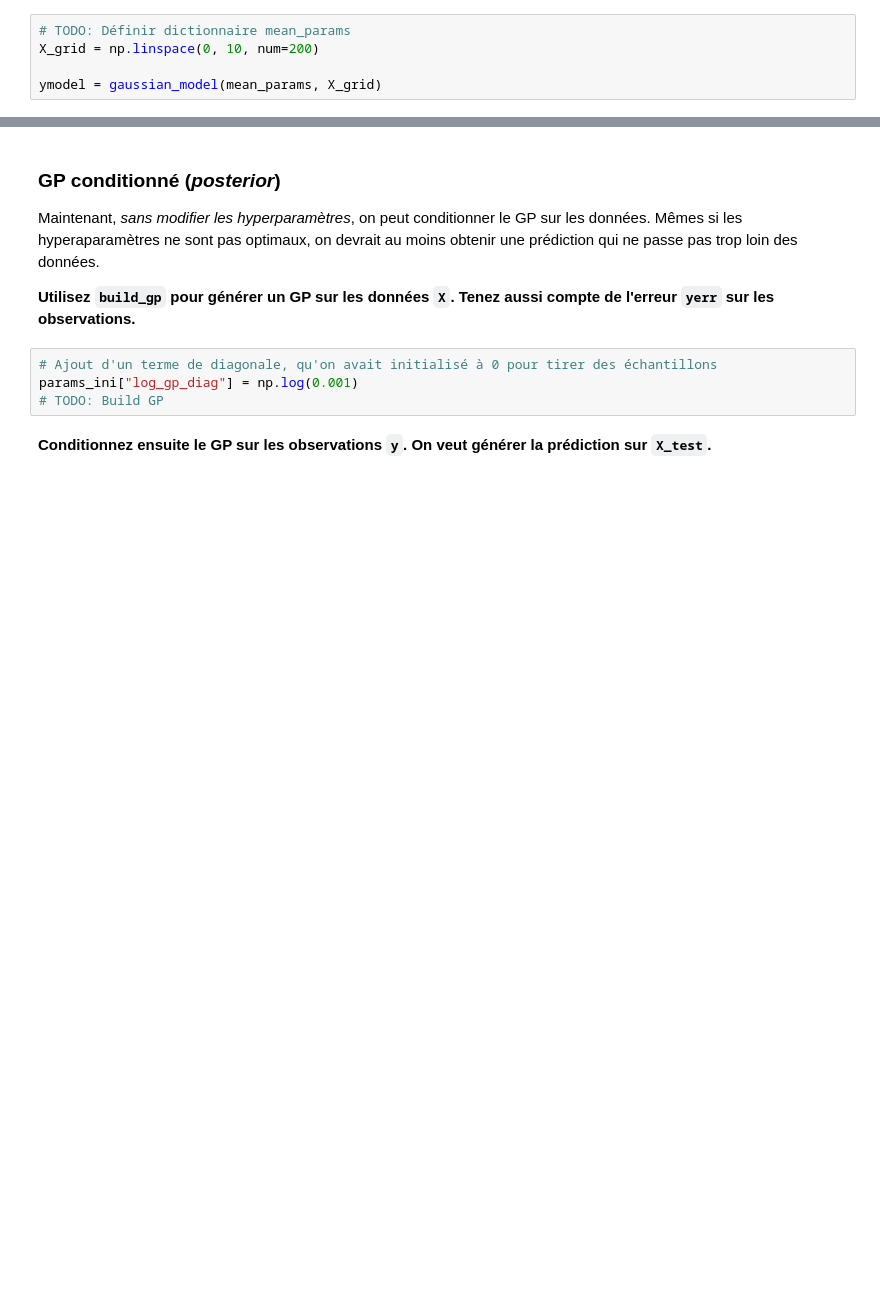
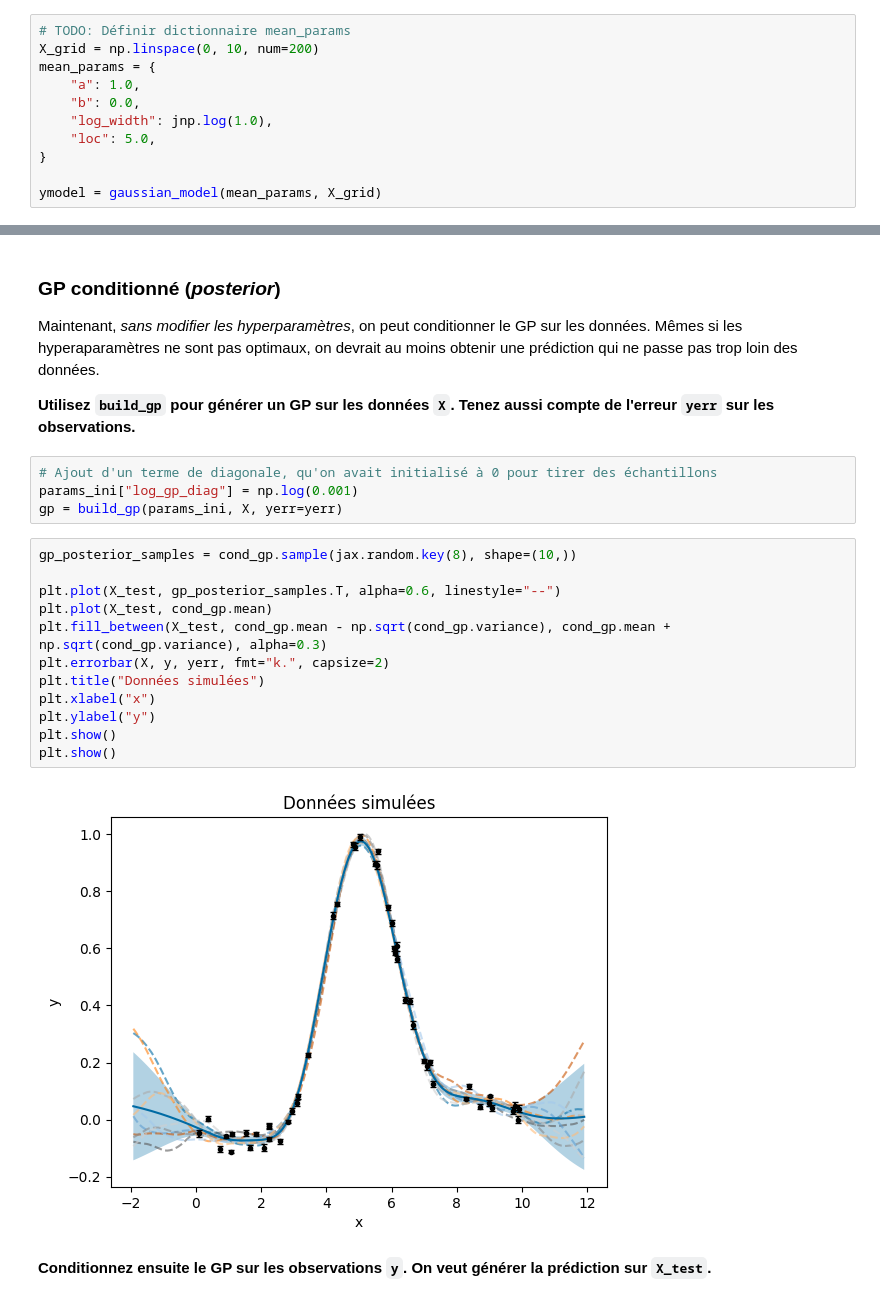
Before and after one commit to vandalt/phy3051-students, a Jupyter notebook: cours02-hmc-gp/tp_gp_hmc_blank.ipynb, the cells around one changed output, grey strips where cells are left out. Cells and saved outputs as stored; diff of their text form; blank space fills up the shorter version.

```diff
--- a/cours02-hmc-gp/tp_gp_hmc_blank.ipynb
+++ b/cours02-hmc-gp/tp_gp_hmc_blank.ipynb
@@ -56,6 +56,12 @@ def gaussian_model(params: dict, x: float):
 # %%
 # TODO: Définir dictionnaire mean_params
 X_grid = np.linspace(0, 10, num=200)
+mean_params = {
+    "a": 1.0,
+    "b": 0.0,
+    "log_width": jnp.log(1.0),
+    "loc": 5.0,
+}
 
 ymodel = gaussian_model(mean_params, X_grid)
 # %%
@@ -152,6 +175,20 @@ Maintenant, _sans modifier les hyperparamètres_, on peut conditionner le GP sur
 # %%
 # Ajout d'un terme de diagonale, qu'on avait initialisé à 0 pour tirer des échantillons
 params_ini["log_gp_diag"] = np.log(0.001)
-# TODO: Build GP
+gp = build_gp(params_ini, X, yerr=yerr)
+# %%
+gp_posterior_samples = cond_gp.sample(jax.random.key(8), shape=(10,))
+
+plt.plot(X_test, gp_posterior_samples.T, alpha=0.6, linestyle="--")
+plt.plot(X_test, cond_gp.mean)
+plt.fill_between(X_test, cond_gp.mean - np.sqrt(cond_gp.variance), cond_gp.mean + np.sqrt(cond_gp.variance), alpha=0.3)
+plt.errorbar(X, y, yerr, fmt="k.", capsize=2)
+plt.title("Données simulées")
+plt.xlabel("x")
+plt.ylabel("y")
+plt.show()
+plt.show()
+# %% [output]
+[figure, added]
 # %% [markdown]
 **Conditionnez ensuite le GP sur les observations `y`. On veut générer la prédiction sur `X_test`.**
```
Also changed, not shown: parts of 22 cells of this notebook, 2 other files.
